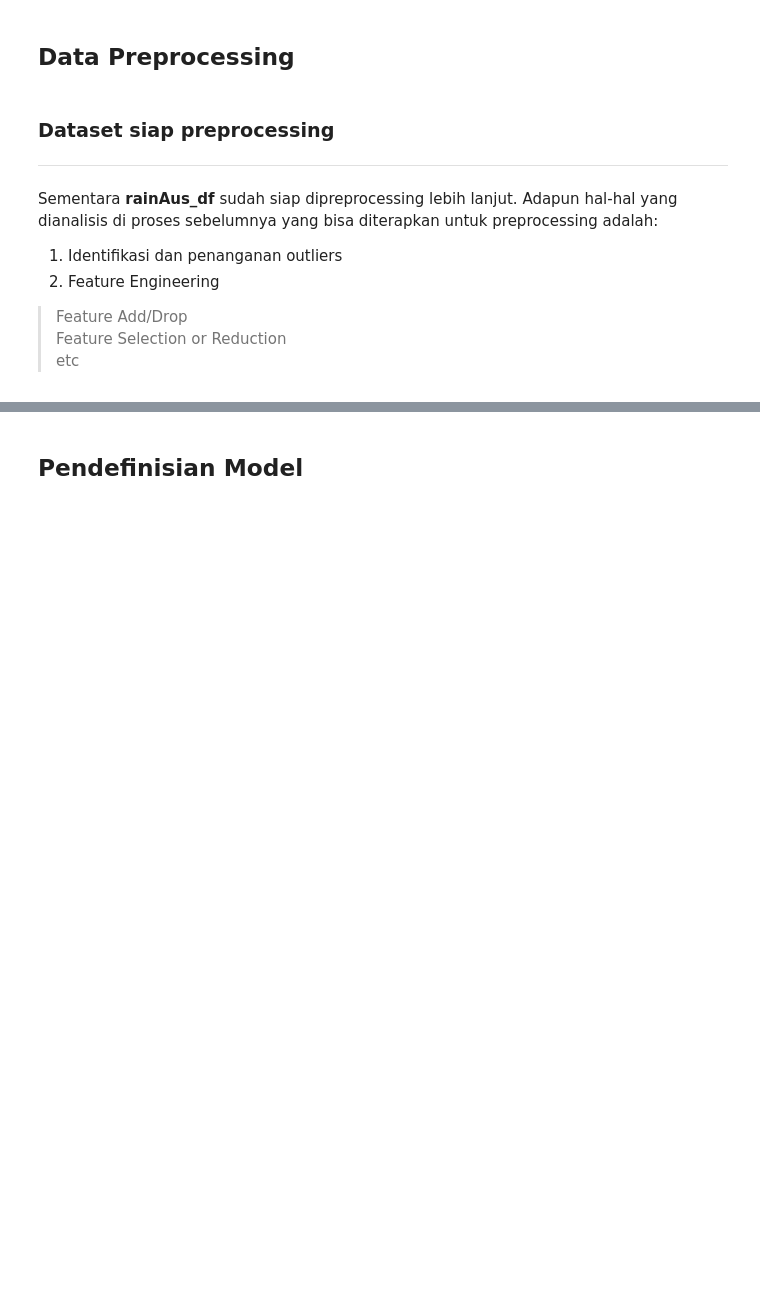
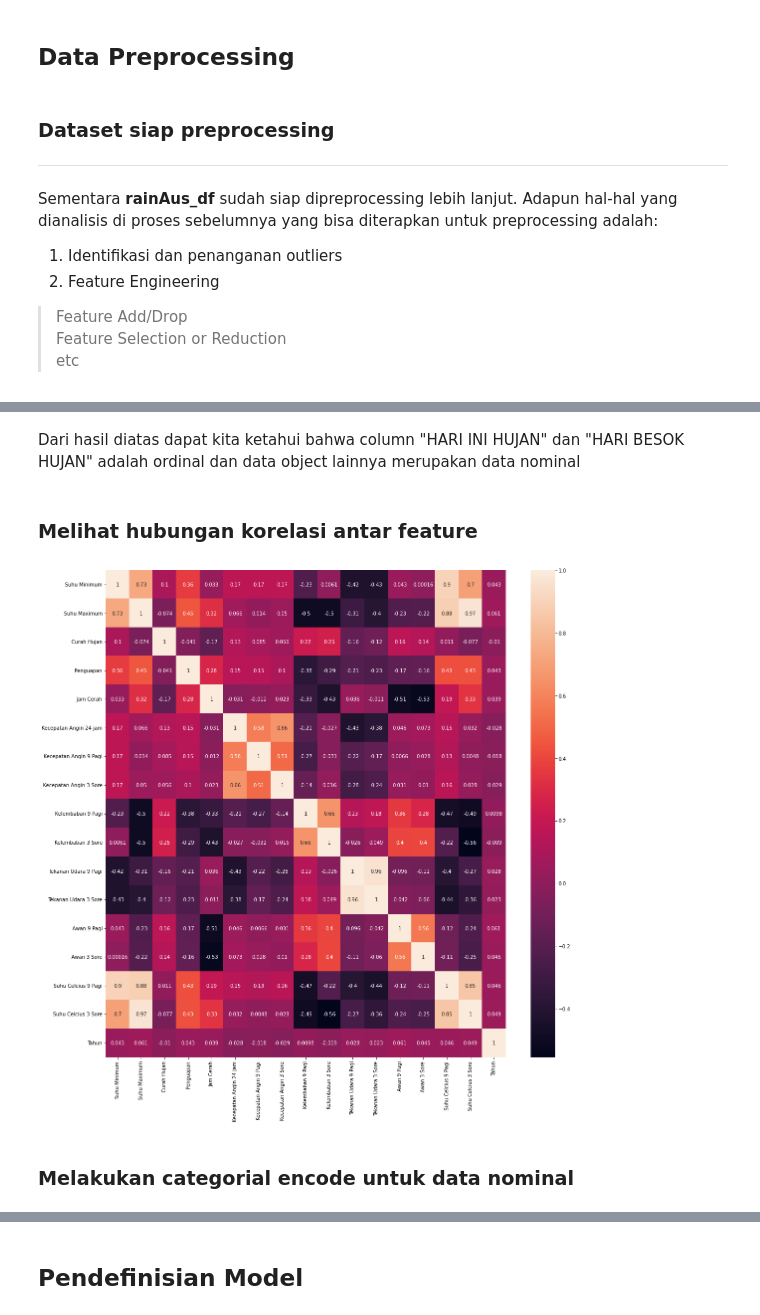
Before and after one commit to satriabimantara/hacktiv8-data-science-final-project, a Jupyter notebook: PYTN_KampusMerdeka_fp2_I MADE SATRIA BIMANTARA_NAUFAL REZKY ANANDA.ipynb, the cells around one changed output, grey strips where cells are left out. Saved outputs shown, nothing was run; the diff lists cells and outputs as text; code cells hidden in the pictures; blank space fills up the shorter version.

Commit message:
Update PYTN_KampusMerdeka_fp2_I MADE SATRIA BIMANTARA_NAUFAL REZKY ANANDA.ipynb
Preprocessing data

```diff
--- a/PYTN_KampusMerdeka_fp2_I MADE SATRIA BIMANTARA_NAUFAL REZKY ANANDA.ipynb
+++ b/PYTN_KampusMerdeka_fp2_I MADE SATRIA BIMANTARA_NAUFAL REZKY ANANDA.ipynb
@@ -815,0 +865,14 @@ rainAus_df
+# %% [markdown]
+Dari hasil diatas dapat kita ketahui bahwa column "HARI INI HUJAN" dan "HARI BESOK HUJAN" adalah ordinal dan data object lainnya merupakan data nominal
+# %% [markdown]
+### Melihat hubungan korelasi antar feature
+# %%
+rainAus_df_corr = rainAus_df.corr()
+# %%
+plt.figure(figsize=(18, 18))
+sns.heatmap(rainAus_df_corr, annot = True)
+plt.show()
+# %% [output]
+[figure, added]
+# %% [markdown]
+### Melakukan categorial encode untuk data nominal
```
Also changed, not shown: parts of 31 cells of this notebook.
